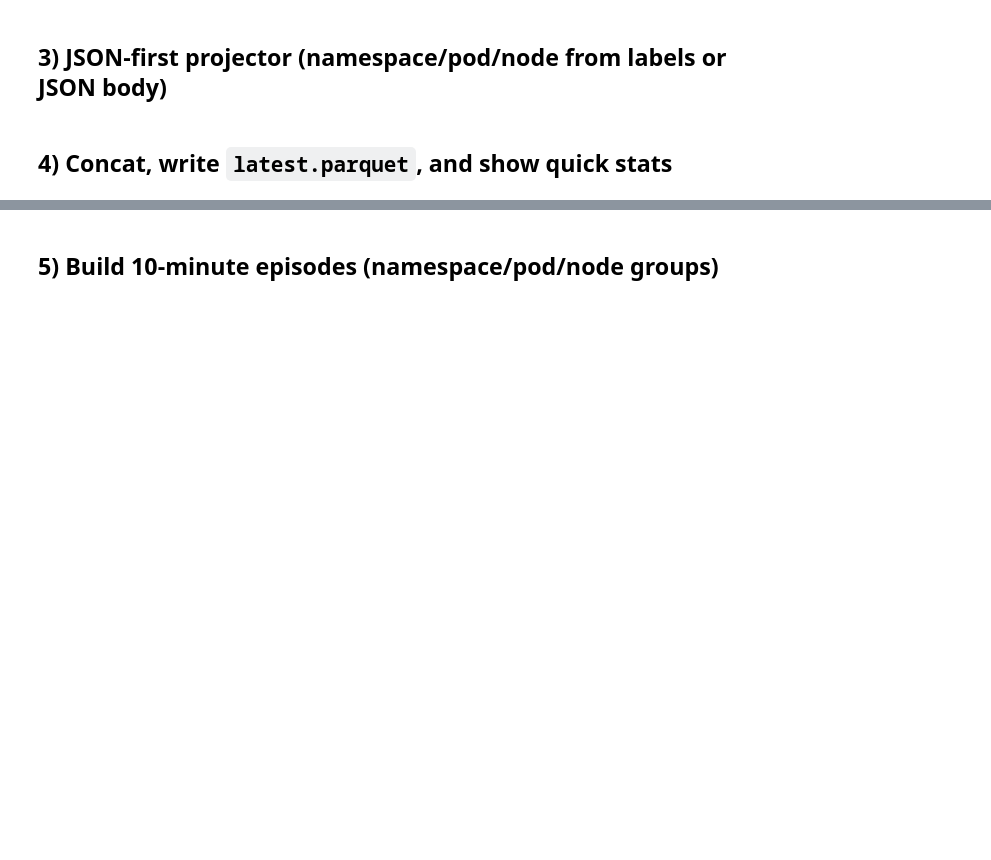
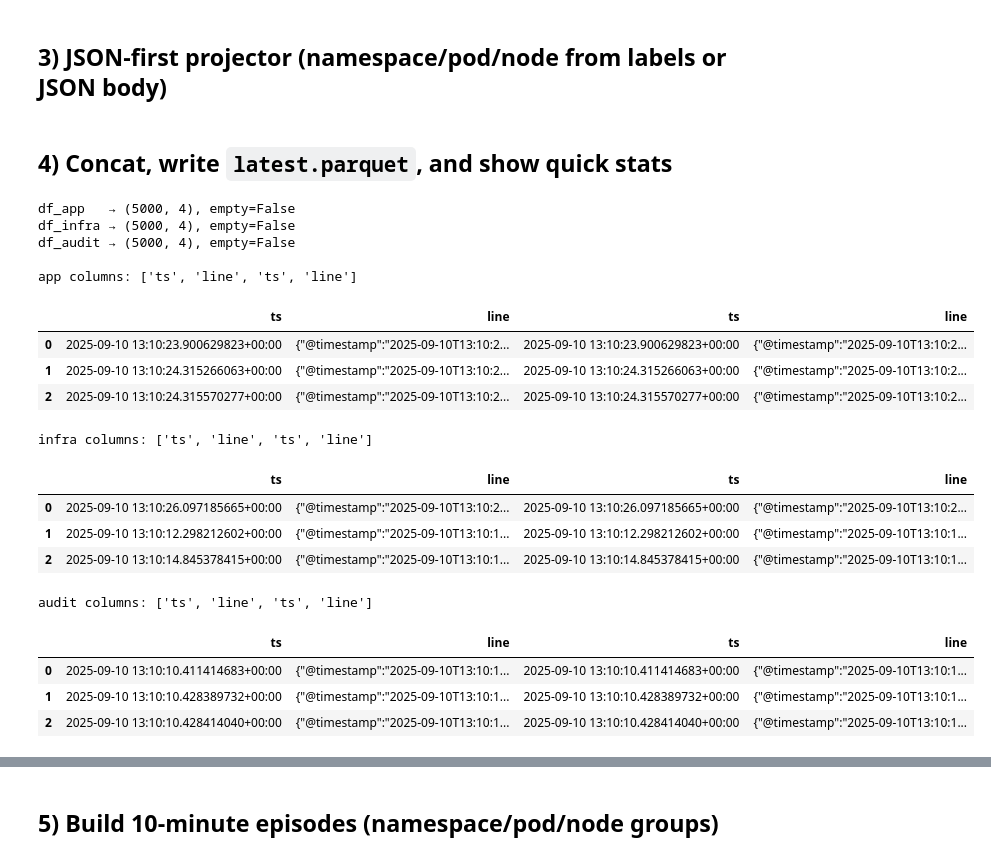
Before and after one commit to kcalliga/rhoai-demos, a Jupyter notebook: manual_steps/rca_loki_multitenant.ipynb, the cells around one changed output, grey strips where cells are left out. Cells and saved outputs as stored; diff of their text form; code cells hidden in the pictures; blank space fills up the shorter version.

Commit message:
Final rca_loki

```diff
--- a/manual_steps/rca_loki_multitenant.ipynb
+++ b/manual_steps/rca_loki_multitenant.ipynb
@@ -30,8 +32,8 @@ print("Window:", START, "→", END)
 import pandas as pd, requests, urllib3
 
 # ---- Config (set env vars or edit here) ----
-LOKI_BASE       = os.environ.get("LOKI_BASE", "https://logging-loki-openshift-logging.apps.example.com")
-LOKI_TOKEN      = os.environ.get("LOKI_TOKEN")                   # e.g. export LOKI_TOKEN="$(oc whoami -t)"
+LOKI_BASE       = os.environ.get("LOKI_BASE", "https://logging-loki-openshift-logging.apps.rhoai.ocp-poc-demo.com")
+LOKI_TOKEN      = os.environ.get("LOKI_TOKEN", "<REDACTED>")                   # e.g. export LOKI_TOKEN="$(oc whoami -t)"
 LOKI_INSECURE   = os.environ.get("LOKI_INSECURE", "true").lower() in ("1","true","yes")
 LOKI_ORG_ID     = os.environ.get("LOKI_ORG_ID")                  # some gateways require X-Scope-OrgID
 LOKI_BASIC_USER = os.environ.get("LOKI_BASIC_USER")
@@ -230,5 +388,41 @@ def project_unified_stronger(df: pd.DataFrame, source_guess: str) -> pd.DataFram
     })
 # %% [markdown]
 ## 4) Concat, write `latest.parquet`, and show quick stats
+# %%
+import pandas as pd
+def _shape(df):
+    if not isinstance(df, pd.DataFrame):
+        return f"{type(df)}"
+    return f"{df.shape}, empty={df.empty}"
+
+print("df_app   →", _shape(df_app))
+print("df_infra →", _shape(df_infra))
+print("df_audit →", _shape(df_audit))
+
+# If any have rows, show their columns so projector can map labels
+for name, df in [("app", df_app), ("infra", df_infra), ("audit", df_audit)]:
+    if isinstance(df, pd.DataFrame) and not df.empty:
+        print(f"\n{name} columns:", list(df.columns))
+        display(df.head(3))
+# %% [output]
+df_app   → (5000, 4), empty=False
+df_infra → (5000, 4), empty=False
+df_audit → (5000, 4), empty=False
+
+app columns: ['ts', 'line', 'ts', 'line']
+|  | ts | line | ts | line |
+| 0 | 2025-09-10 13:10:23.900629823+00:00 | {"@timestamp":"2025-09-10T13:10:2... | 2025-09-10 13:10:23.900629823+00:00 | {"@timestamp":"2025-09-10T13:10:2... |
+| 1 | 2025-09-10 13:10:24.315266063+00:00 | {"@timestamp":"2025-09-10T13:10:2... | 2025-09-10 13:10:24.315266063+00:00 | {"@timestamp":"2025-09-10T13:10:2... |
+| 2 | 2025-09-10 13:10:24.315570277+00:00 | {"@timestamp":"2025-09-10T13:10:2... | 2025-09-10 13:10:24.315570277+00:00 | {"@timestamp":"2025-09-10T13:10:2... |
+infra columns: ['ts', 'line', 'ts', 'line']
+|  | ts | line | ts | line |
+| 0 | 2025-09-10 13:10:26.097185665+00:00 | {"@timestamp":"2025-09-10T13:10:2... | 2025-09-10 13:10:26.097185665+00:00 | {"@timestamp":"2025-09-10T13:10:2... |
+| 1 | 2025-09-10 13:10:12.298212602+00:00 | {"@timestamp":"2025-09-10T13:10:1... | 2025-09-10 13:10:12.298212602+00:00 | {"@timestamp":"2025-09-10T13:10:1... |
+| 2 | 2025-09-10 13:10:14.845378415+00:00 | {"@timestamp":"2025-09-10T13:10:1... | 2025-09-10 13:10:14.845378415+00:00 | {"@timestamp":"2025-09-10T13:10:1... |
+audit columns: ['ts', 'line', 'ts', 'line']
+|  | ts | line | ts | line |
+| 0 | 2025-09-10 13:10:10.411414683+00:00 | {"@timestamp":"2025-09-10T13:10:1... | 2025-09-10 13:10:10.411414683+00:00 | {"@timestamp":"2025-09-10T13:10:1... |
+| 1 | 2025-09-10 13:10:10.428389732+00:00 | {"@timestamp":"2025-09-10T13:10:1... | 2025-09-10 13:10:10.428389732+00:00 | {"@timestamp":"2025-09-10T13:10:1... |
+| 2 | 2025-09-10 13:10:10.428414040+00:00 | {"@timestamp":"2025-09-10T13:10:1... | 2025-09-10 13:10:10.428414040+00:00 | {"@timestamp":"2025-09-10T13:10:1... |
 # %%
 from pathlib import Path
```
Also changed, not shown: parts of 7 cells of this notebook, 3 other files.
